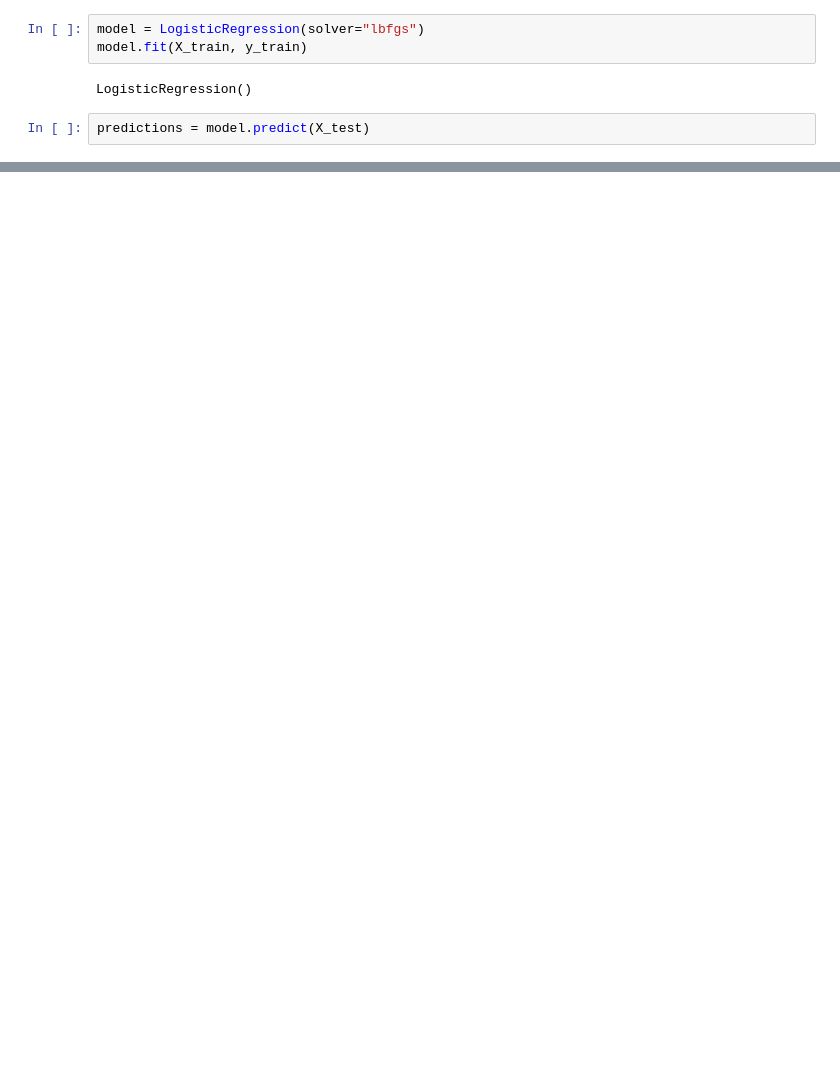
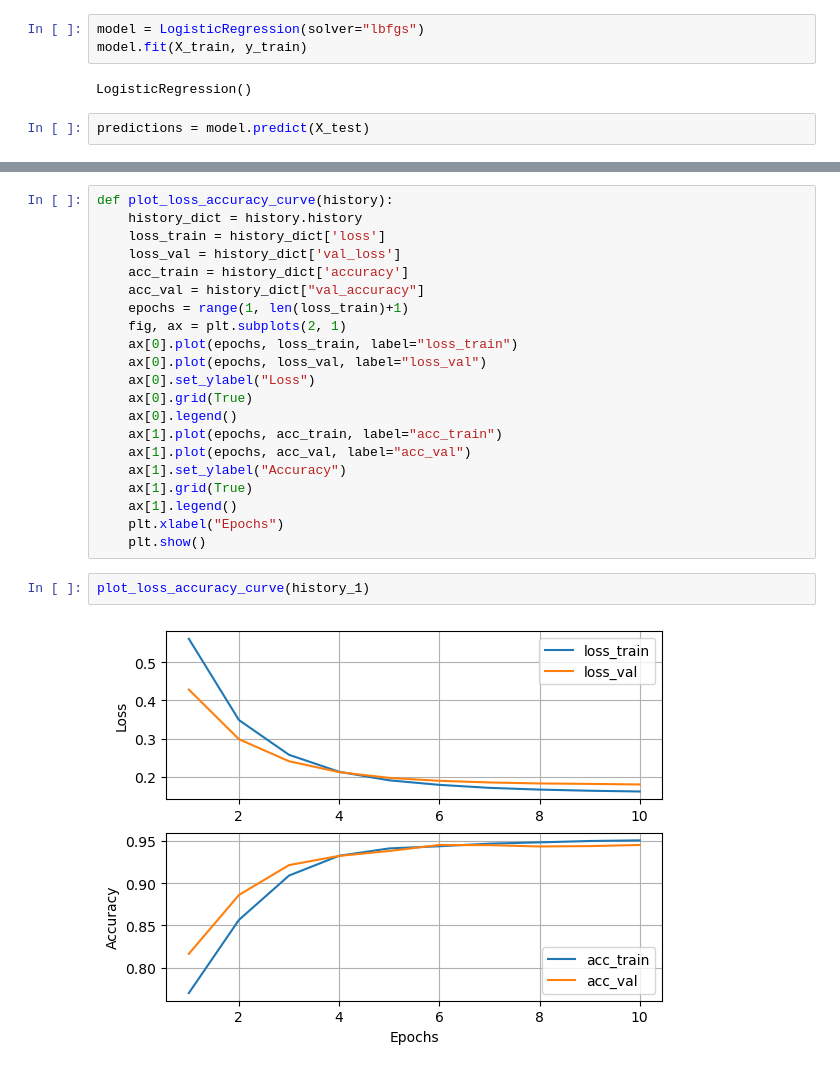
Before and after one commit to MoizAhmed2517/Retention-Analysis, a Jupyter notebook: Retention Analysis.ipynb, the cells around one changed output, grey strips where cells are left out. Drawn from its saved outputs; the diff is of its cells as text; blank space fills up the shorter version.

```diff
--- a/Retention Analysis.ipynb
+++ b/Retention Analysis.ipynb
@@ -307,0 +448,25 @@ weighted avg       0.76      0.79      0.76      4500
+# %%
+def plot_loss_accuracy_curve(history):
+    history_dict = history.history
+    loss_train = history_dict['loss']
+    loss_val = history_dict['val_loss']
+    acc_train = history_dict['accuracy']
+    acc_val = history_dict["val_accuracy"]
+    epochs = range(1, len(loss_train)+1)
+    fig, ax = plt.subplots(2, 1)
+    ax[0].plot(epochs, loss_train, label="loss_train")
+    ax[0].plot(epochs, loss_val, label="loss_val")
+    ax[0].set_ylabel("Loss")
+    ax[0].grid(True)
+    ax[0].legend()
+    ax[1].plot(epochs, acc_train, label="acc_train")
+    ax[1].plot(epochs, acc_val, label="acc_val")
+    ax[1].set_ylabel("Accuracy")
+    ax[1].grid(True)
+    ax[1].legend()
+    plt.xlabel("Epochs")
+    plt.show()
+# %%
+plot_loss_accuracy_curve(history_1)
+# %% [output]
+[figure, added]
```
Also changed, not shown: parts of 19 cells of this notebook.
